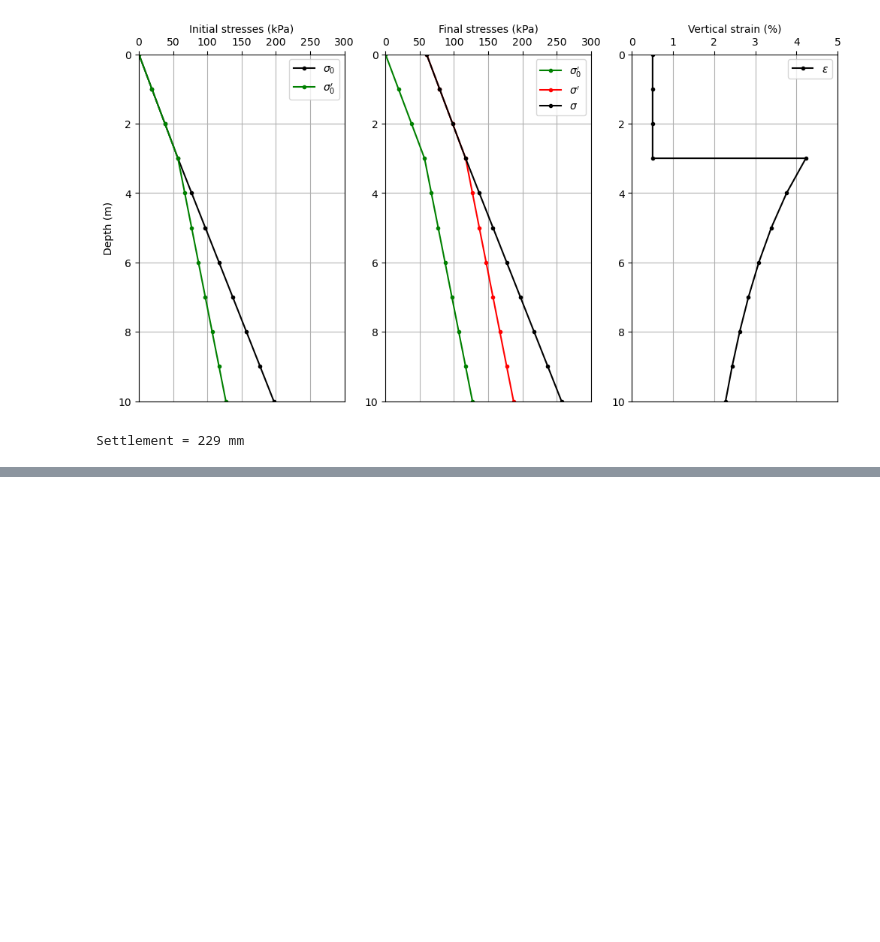
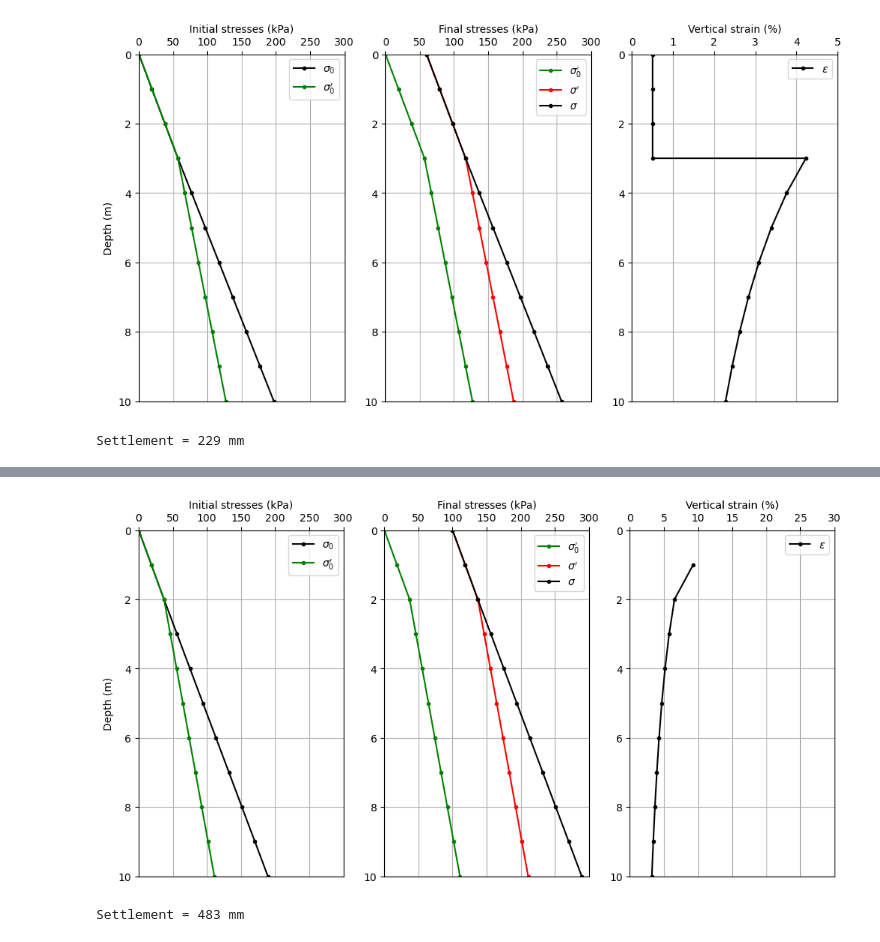
Before and after one commit to nfcd/geotech, a Jupyter notebook: settlements.ipynb, the cells around one changed output, grey strips where cells are left out. Drawn from its saved outputs; the diff is of its cells as text; code cells hidden in the pictures; blank space fills up the shorter version.

```diff
--- a/settlements.ipynb
+++ b/settlements.ipynb
@@ -303 +307,78 @@ print(f"Settlement = {settlement*1e3:.0f} mm")
 Settlement = 153 mm
+# %%
+# Exercise (oppgave) 4.1 i Aarhaug (1992) Geoteknikk
+interval = 1.0
+depth_f = 10
+bases = np.arange(interval, depth_f+interval, interval)
+gammas = np.zeros(len(bases))
+# if bases <=2 gammas are 1.89*g, else they are 1.94*g kN/m3
+g = 9.81 # gravity in m/s2
+gammas[bases <= 2] = 1.89*g
+gammas[bases > 2] = 1.94*g
+# groundwater at 2 meters depth
+gw = 2.0
+# unit weight of water kN/m3
+gamma_w = 1.0*g
+
+# initial stresses
+sz_total_o, u_o, sz_eff_o = vert_stress(bases, gammas, gw, gamma_w)
+
+# final stresses
+sz_total_f = sz_total_o + 100 # increase in vertical stress by 100 kPa
+sz_eff_f = sz_eff_o + 100 # increase in effective vertical stress by 100 kPa
+
+# sigma_0
+sigma_0 = sz_eff_o
+
+# delta_sigma
+delta_sigma = np.ones(len(sigma_0))*100
+
+# modulus and model
+modulus = [20]
+model = [3]
+
+# vertical strain
+epsilon = np.zeros(len(sigma_0))
+# don't start from 0, since this leads to division by zero
+for i in range(1,len(epsilon)):
+    # NC-clay
+    epsilon[i] = vert_strain(sigma_0[i], delta_sigma[i], modulus[0], model[0])
+
+# plot the results
+fig, ax = plt.subplots(1, 3, figsize=(12, 6))
+depths = np.arange(0, depth_f+interval, interval)
+
+# initial stresses
+ax[0].plot(sz_total_o, depths, 'k.-', label=r'$\sigma_0$')
+ax[0].plot(sz_eff_o, depths, 'g.-', label=r"$\sigma_0'$")
+ax[0].set_ylabel('Depth (m)')
+
+# final stresses
+ax[1].plot(sz_eff_o, depths, 'g.-', label=r"$\sigma_0'$")
+ax[1].plot(sz_eff_f, depths, 'r.-', label=r"$\sigma'$")
+ax[1].plot(sz_total_f, depths, 'k.-', label=r'$\sigma$')
+
+# vertical strain
+# start from 1 to avoid division by zero
+ax[2].plot(epsilon[1:]*100, depths[1:], 'k.-', label=r'$\epsilon$')
+
+# common settings
+x_labels = ['Initial stresses (kPa)', 'Final stresses (kPa)', 'Vertical strain (%)']
+xmax = [300, 300, 30]
+for i in range(3):
+    ax[i].legend()
+    ax[i].xaxis.set_label_position('top')
+    ax[i].xaxis.tick_top()
+    ax[i].set_xlabel(x_labels[i])
+    ax[i].set_xlim(0, xmax[i])
+    ax[i].set_ylim(depth_f, 0)
+    ax[i].grid()
+
+plt.show()
+
+# settlement is area under the curve of the vertical strain plot
+settlement = np.trapz(epsilon, depths)
+print(f"Settlement = {settlement*1e3:.0f} mm")
+# %% [output]
+[figure, added]
+Settlement = 483 mm
```
Also changed, not shown: parts of 4 cells of this notebook, 9 other files.
